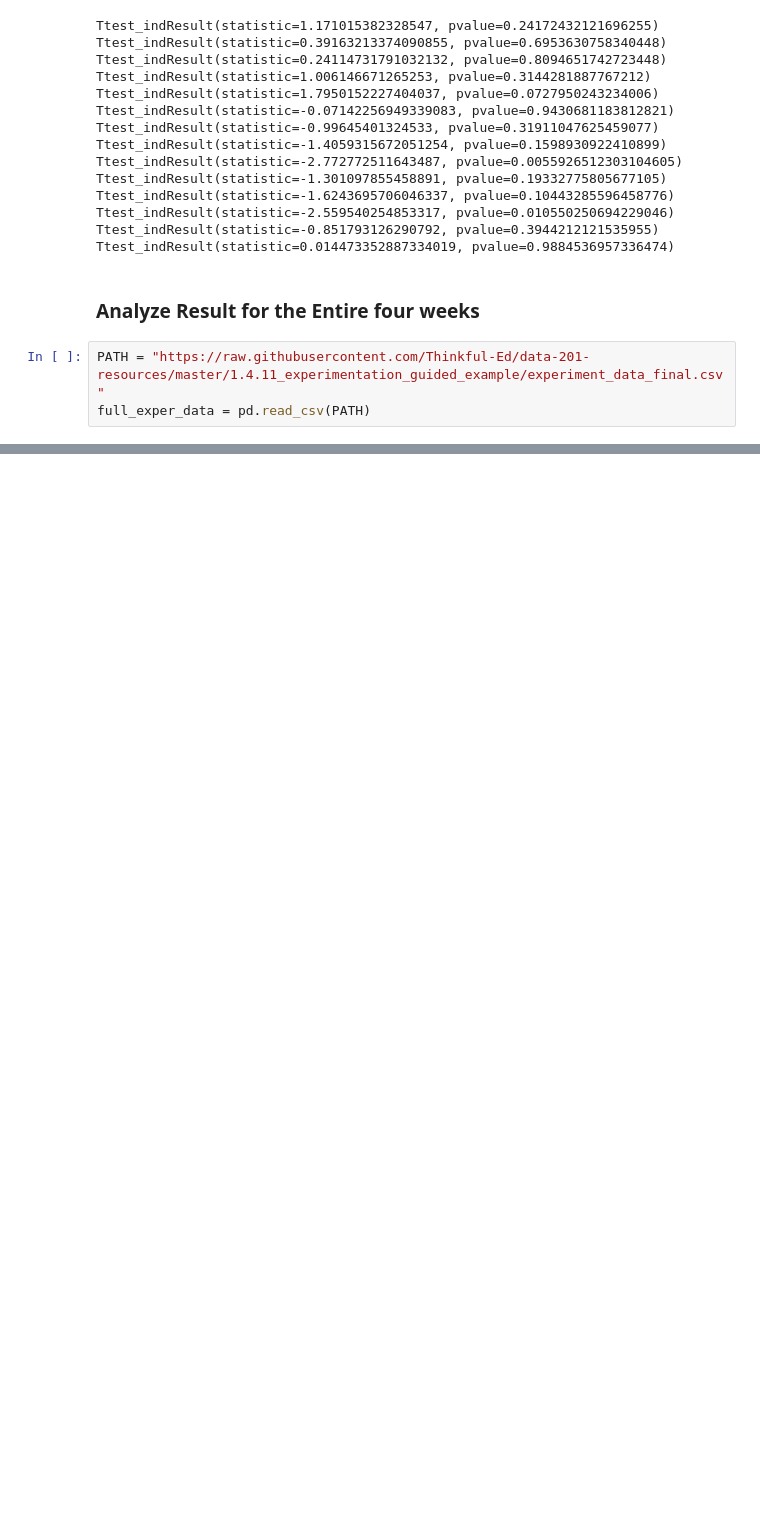
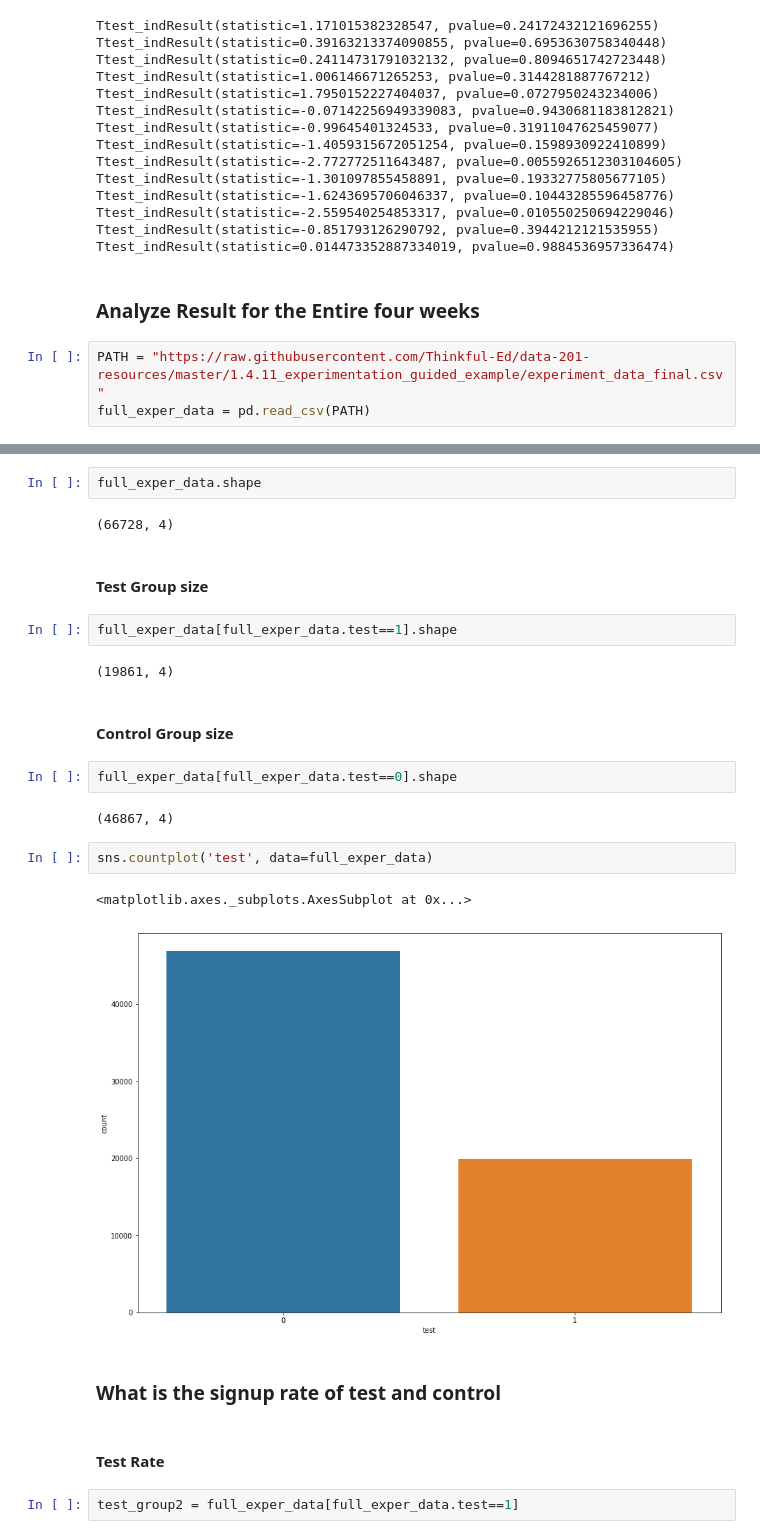
Before and after one commit to ajakaiye33/Data_Science_Bootcamp, a Jupyter notebook: experimentation_design/a_b_testing_drill/Experimentation_drill.ipynb, the cells around one changed output, grey strips where cells are left out. Drawn from its saved outputs; the diff is of its cells as text; blank space fills up the shorter version.

Commit message:
full experiment

```diff
--- a/experimentation_design/a_b_testing_drill/Experimentation_drill.ipynb
+++ b/experimentation_design/a_b_testing_drill/Experimentation_drill.ipynb
@@ -116,0 +141,27 @@ full_exper_data = pd.read_csv(PATH)
+# %%
+full_exper_data.shape
+# %% [output]
+(66728, 4)
+# %% [markdown]
+#### Test Group size
+# %%
+full_exper_data[full_exper_data.test==1].shape
+# %% [output]
+(19861, 4)
+# %% [markdown]
+#### Control Group size
+# %%
+full_exper_data[full_exper_data.test==0].shape
+# %% [output]
+(46867, 4)
+# %%
+sns.countplot('test', data=full_exper_data)
+# %% [output]
+<matplotlib.axes._subplots.AxesSubplot at 0x...>
+[figure, added]
+# %% [markdown]
+### What is the signup rate of test and control
+# %% [markdown]
+#### Test Rate
+# %%
+test_group2 = full_exper_data[full_exper_data.test==1]
```
Also changed, not shown: parts of 14 cells of this notebook.
